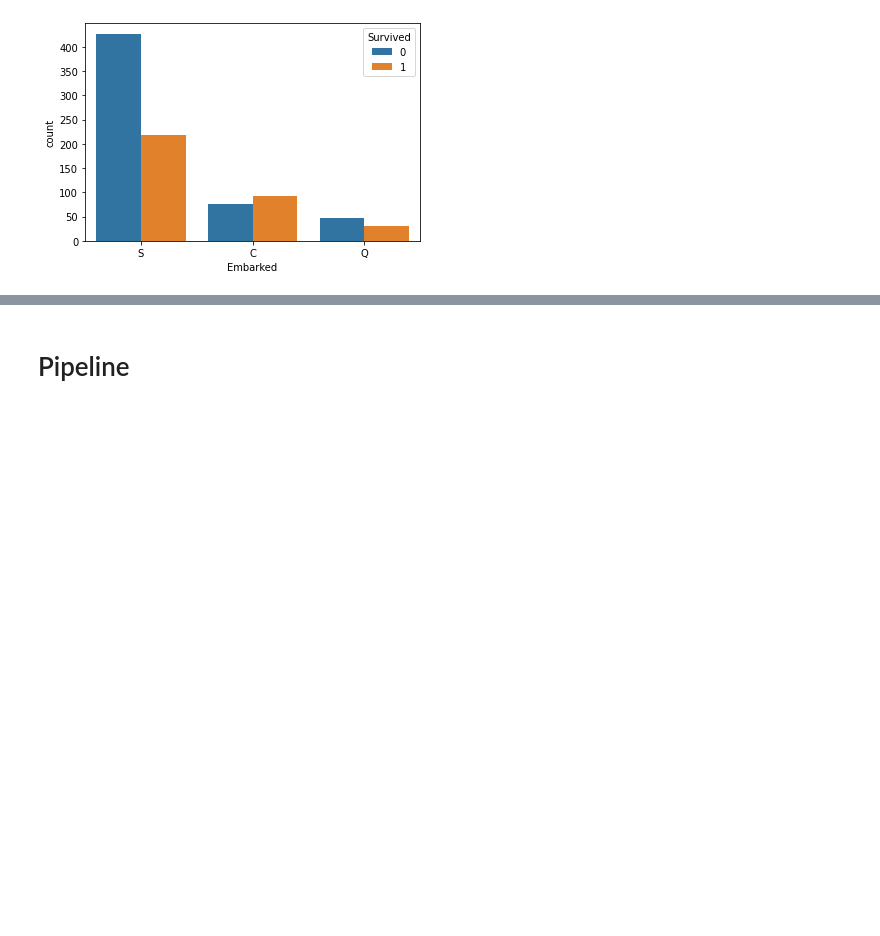
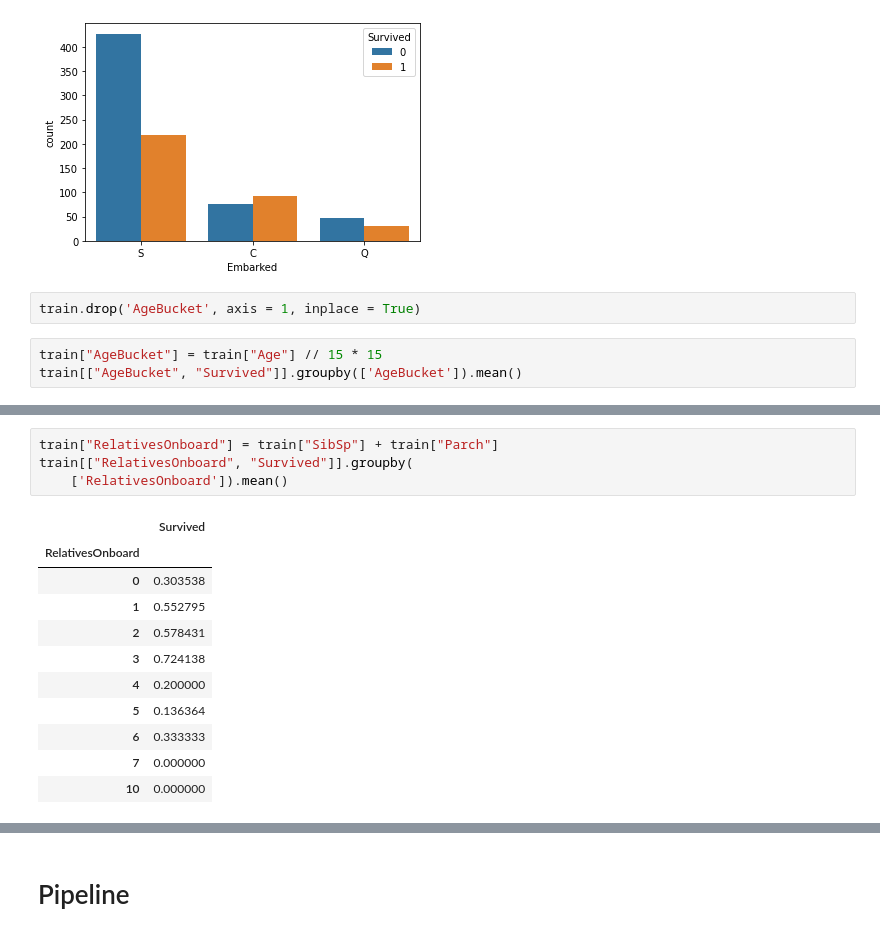
Before and after one commit to monisakhtar/ML, a Jupyter notebook: Titanic.ipynb, the cells around one changed output, grey strips where cells are left out. Cells and saved outputs as stored; diff of their text form; blank space fills up the shorter version.

```diff
--- a/Titanic.ipynb
+++ b/Titanic.ipynb
@@ -275,3 +286,8 @@ sns.countplot('Embarked', hue = 'Survived', data = train)
 # %% [output]
 <matplotlib.axes._subplots.AxesSubplot at 0x...>
 [figure]
+# %%
+train.drop('AgeBucket', axis = 1, inplace = True)
+# %%
+train["AgeBucket"] = train["Age"] // 15 * 15
+train[["AgeBucket", "Survived"]].groupby(['AgeBucket']).mean()
@@ -277,0 +303,16 @@ sns.countplot('Embarked', hue = 'Survived', data = train)
+# %%
+train["RelativesOnboard"] = train["SibSp"] + train["Parch"]
+train[["RelativesOnboard", "Survived"]].groupby(
+    ['RelativesOnboard']).mean()
+# %% [output]
+|  | Survived |
+| RelativesOnboard |  |
+| 0 | 0.303538 |
+| 1 | 0.552795 |
+| 2 | 0.578431 |
+| 3 | 0.724138 |
+| 4 | 0.200000 |
+| 5 | 0.136364 |
+| 6 | 0.333333 |
+| 7 | 0.000000 |
+| 10 | 0.000000 |
```
Also changed, not shown: parts of 17 cells of this notebook.
